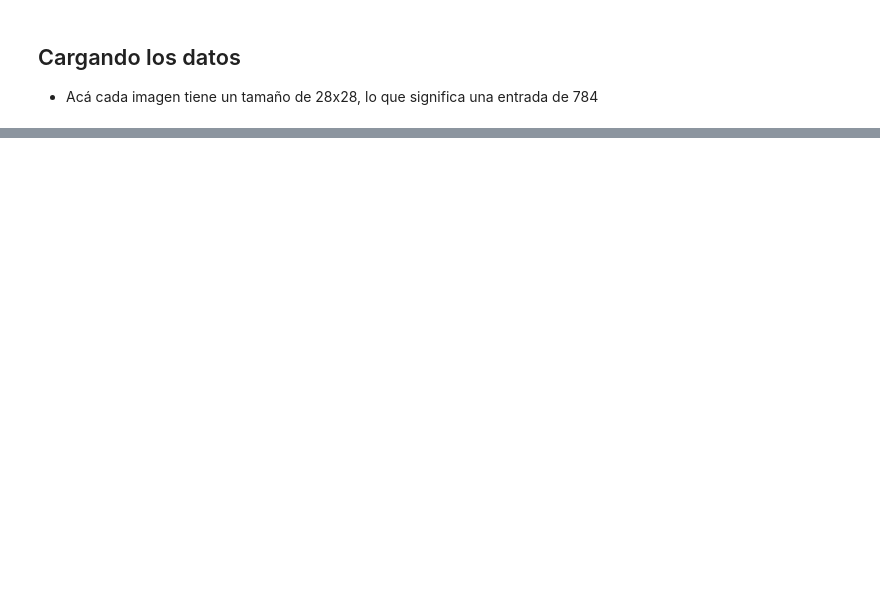
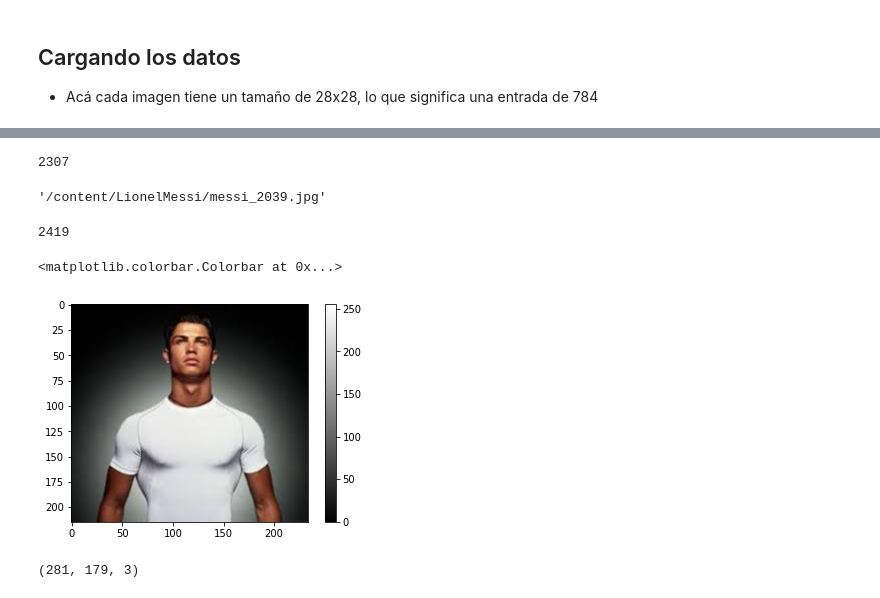
Before and after one commit to DaverArenas/DeepLearning_ImageClassification, a Jupyter notebook: Clasificacion_Imagenes_Futbol.ipynb, the cells around one changed output, grey strips where cells are left out. Drawn from its saved outputs; the diff is of its cells as text; code cells hidden in the pictures; blank space fills up the shorter version.

```diff
--- a/Clasificacion_Imagenes_Futbol.ipynb
+++ b/Clasificacion_Imagenes_Futbol.ipynb
@@ -437,0 +55,8 @@ Recall = 0.8955479452054794
+# %%
+import glob
+cr7= glob.glob("/content/CristianoRonaldo/*.jpg")
+the_goat= glob.glob("/content/LionelMessi/*.jpg")
+# %%
+len(the_goat)
+# %% [output]
+2307
@@ -437,0 +69,21 @@ Recall = 0.8955479452054794
+# %%
+var
+# %% [output]
+'/content/LionelMessi/messi_2039.jpg'
+# %%
+len(cr7)
+# %% [output]
+2419
+# %%
+img = plt.imread(cr7[0])
+plt.gray()
+plt.imshow(img)
+plt.grid(False)
+plt.colorbar()
+# %% [output]
+<matplotlib.colorbar.Colorbar at 0x...>
+[figure, added]
+# %%
+img.shape
+# %% [output]
+(281, 179, 3)
```
Also changed, not shown: parts of 129 cells of this notebook.
